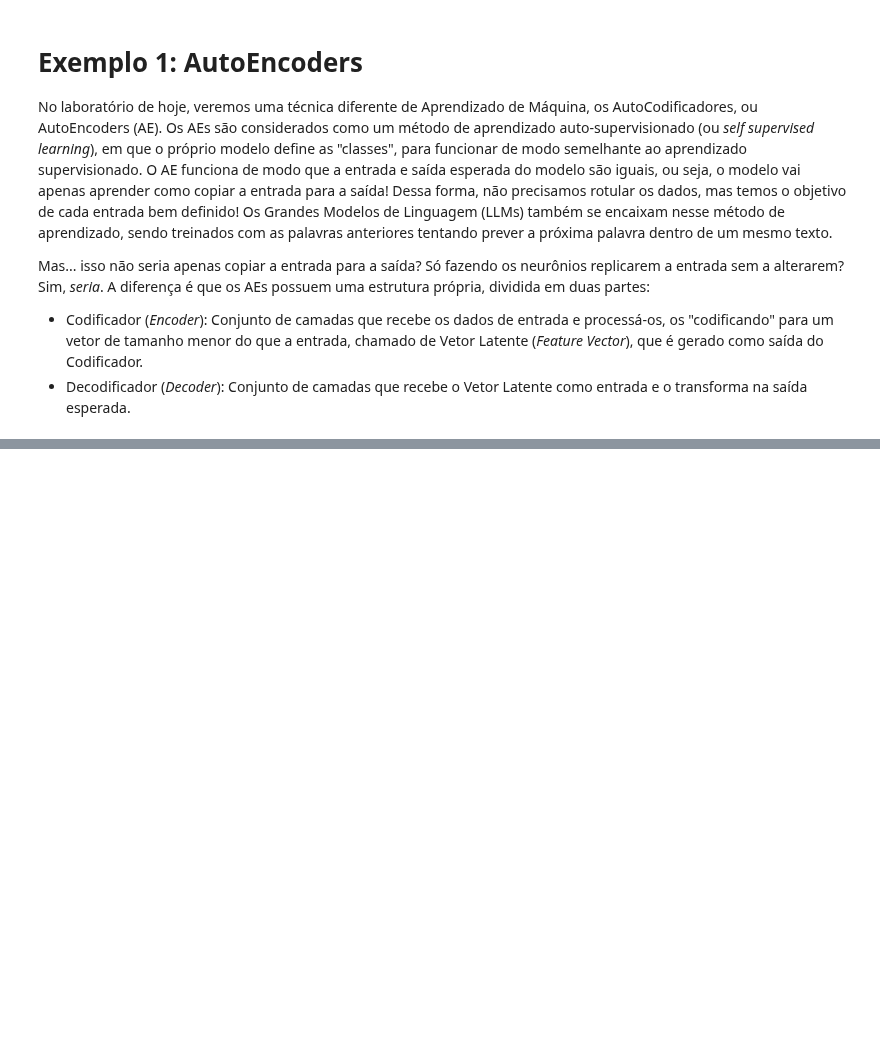
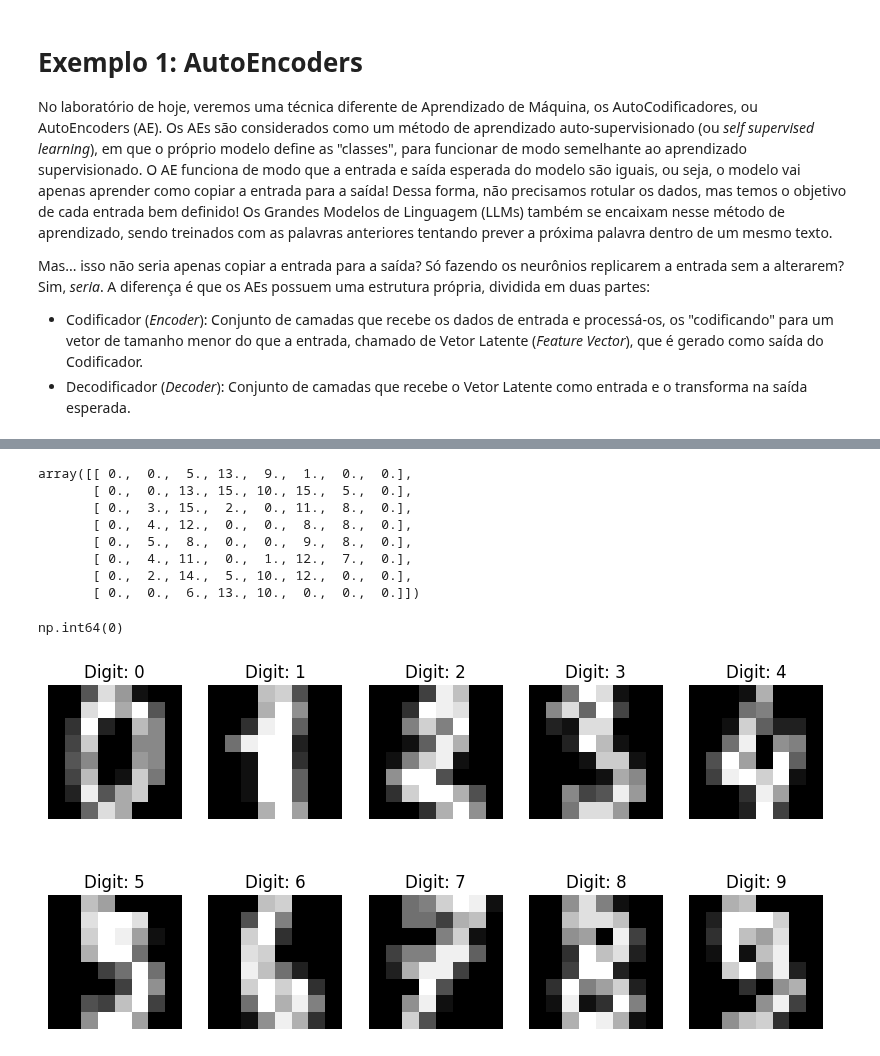
Before and after one commit to henriquemargotte/Aprendizado-de-Maquina-2025-2, a Jupyter notebook: Lab7/lab7.ipynb, the cells around one changed output, grey strips where cells are left out. Saved outputs shown, nothing was run; the diff lists cells and outputs as text; code cells hidden in the pictures; blank space fills up the shorter version.

```diff
--- a/Lab7/lab7.ipynb
+++ b/Lab7/lab7.ipynb
@@ -59,10 +10,0 @@ Após instalar a base, podemos olhar alguns exemplos dela. São todas imagens de
-# %%
-plt.figure(figsize=(8, 4))
-for images, labels in train_ds.take(1):
-    for i in range(10):
-        plt.subplot(2, 5, i + 1)
-        plt.imshow(images[i])
-        plt.title("Gato" if labels[i].numpy() == 0 else "Cachorro")
-        plt.axis("off")
-plt.suptitle("Exemplo de Imagens — Gatos vs Cachorros")
-plt.show()
@@ -119,0 +17,33 @@ Tamanho do dataset: (2000, 12288), Tamanho do treino: (1600, 12288), Tamanho do
+# %%
+# Importando as bibliotecas
+from sklearn.datasets import load_digits
+import matplotlib.pyplot as plt
+import numpy as np
+from sklearn.model_selection import train_test_split
+from tensorflow.keras import layers, models
+
+# Carregando a base de dados
+digits = load_digits()
+X = digits.data
+y = digits.target
+
+display(X[0].reshape(8, 8), y[0])
+
+# Visualizando alguns dígitos
+fig, axes = plt.subplots(2, 5, figsize=(10, 5))
+for i, ax in enumerate(axes.flat):
+    ax.imshow(X[i].reshape(8, 8), cmap='gray')
+    ax.set_title(f'Digit: {y[i]}')
+    ax.axis('off')
+plt.show()
+# %% [output]
+array([[ 0.,  0.,  5., 13.,  9.,  1.,  0.,  0.],
+       [ 0.,  0., 13., 15., 10., 15.,  5.,  0.],
+       [ 0.,  3., 15.,  2.,  0., 11.,  8.,  0.],
+       [ 0.,  4., 12.,  0.,  0.,  8.,  8.,  0.],
+       [ 0.,  5.,  8.,  0.,  0.,  9.,  8.,  0.],
+       [ 0.,  4., 11.,  0.,  1., 12.,  7.,  0.],
+       [ 0.,  2., 14.,  5., 10., 12.,  0.,  0.],
+       [ 0.,  0.,  6., 13., 10.,  0.,  0.,  0.]])
+np.int64(0)
+[figure, added]
```
Also changed, not shown: parts of 16 cells of this notebook.
